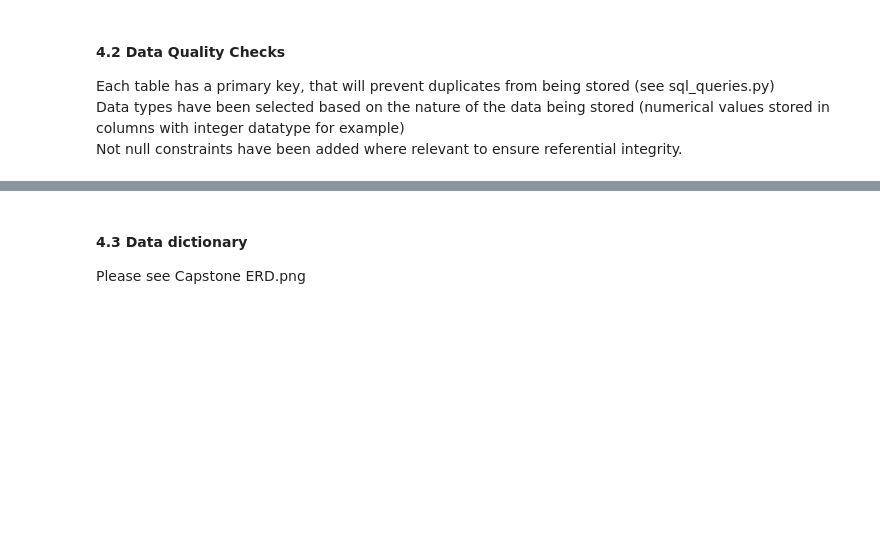
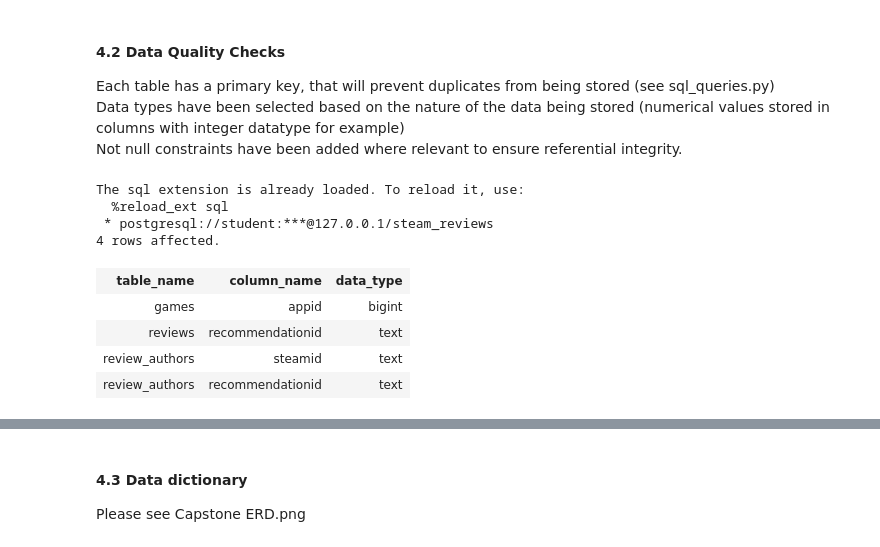
Before and after one commit to Gregpeinke/dend, a Jupyter notebook: Capstone Project.ipynb, the cells around one changed output, grey strips where cells are left out. Saved outputs shown, nothing was run; the diff lists cells and outputs as text; code cells hidden in the pictures; blank space fills up the shorter version.

```diff
--- a/Capstone Project.ipynb
+++ b/Capstone Project.ipynb
@@ -248,14 +248,24 @@ Not null constraints have been added where relevant to ensure referential integr
 # %%
 # note these queries will only run after executing create_tables.py and etl.py
 %load_ext sql
 %sql postgresql://student:student@127.0.0.1/steam_reviews
 
 # check primary key
-%sql SELECT a.attname, format_type(a.atttypid, a.atttypmod) AS data_type, a.attnotnull, i.indisprimary \
-FROM   pg_index i \
-JOIN   pg_attribute a ON a.attrelid = i.indrelid \
-                     AND a.attnum = ANY(i.indkey) \
-WHERE  i.indrelid IN ('{games}'::regclass, '{reviews}'::regclass, '{review_authors}'::regclass)
-  AND  i.indisprimary = TRUE
+%sql SELECT tc.table_name, c.column_name, c.data_type \
+FROM information_schema.table_constraints tc \
+JOIN information_schema.constraint_column_usage AS ccu USING (constraint_schema, constraint_name) \
+JOIN information_schema.columns AS c ON c.table_schema = tc.constraint_schema \
+  AND tc.table_name = c.table_name AND ccu.column_name = c.column_name \
+WHERE constraint_type = 'PRIMARY KEY'
+# %% [output]
+The sql extension is already loaded. To reload it, use:
+  %reload_ext sql
+ * postgresql://student:***@127.0.0.1/steam_reviews
+4 rows affected.
+| table_name | column_name | data_type |
+| games | appid | bigint |
+| reviews | recommendationid | text |
+| review_authors | steamid | text |
+| review_authors | recommendationid | text |
 # %%
 # check not null constraints
```
Also changed, not shown: parts of 8 cells of this notebook, 1 other file.
